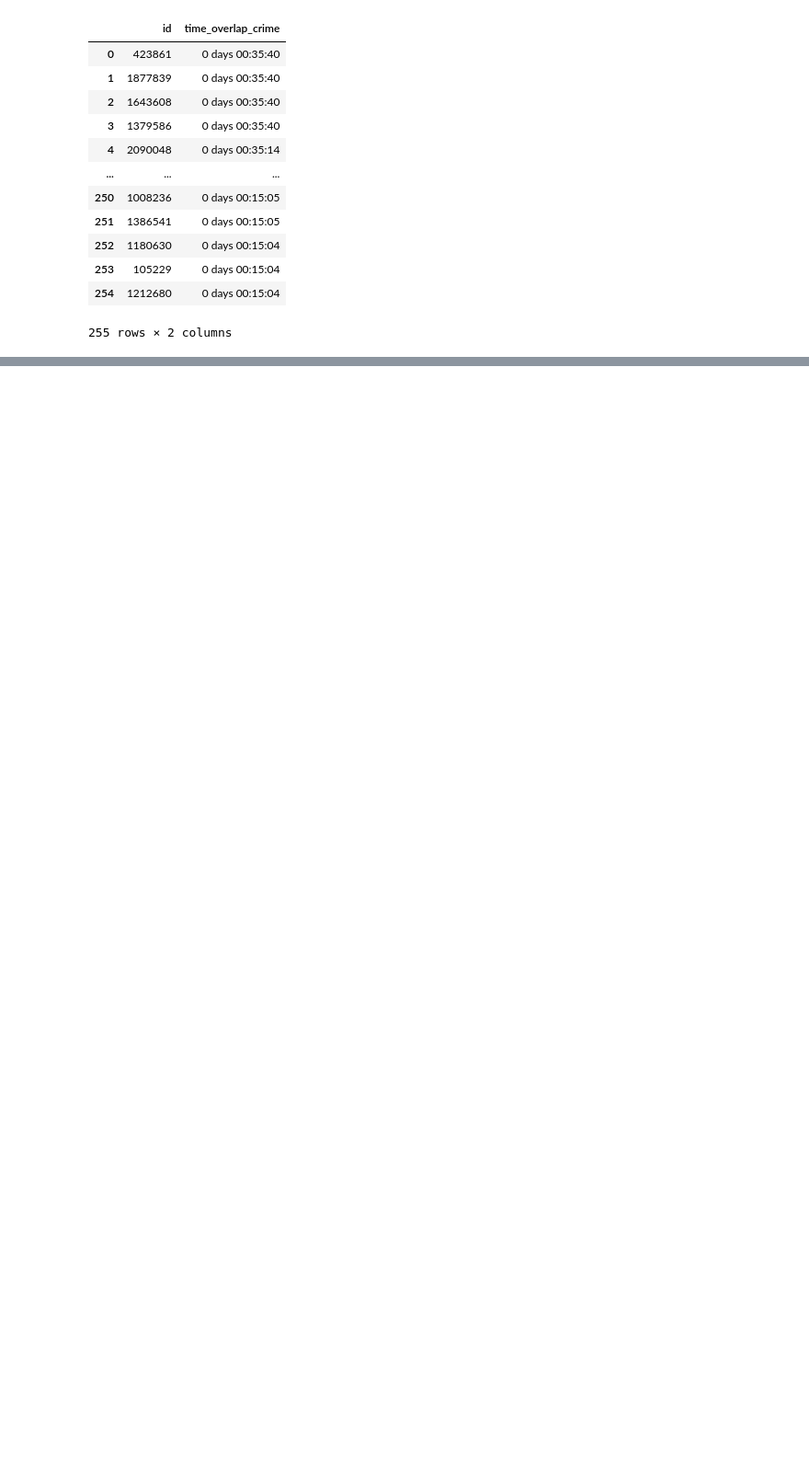
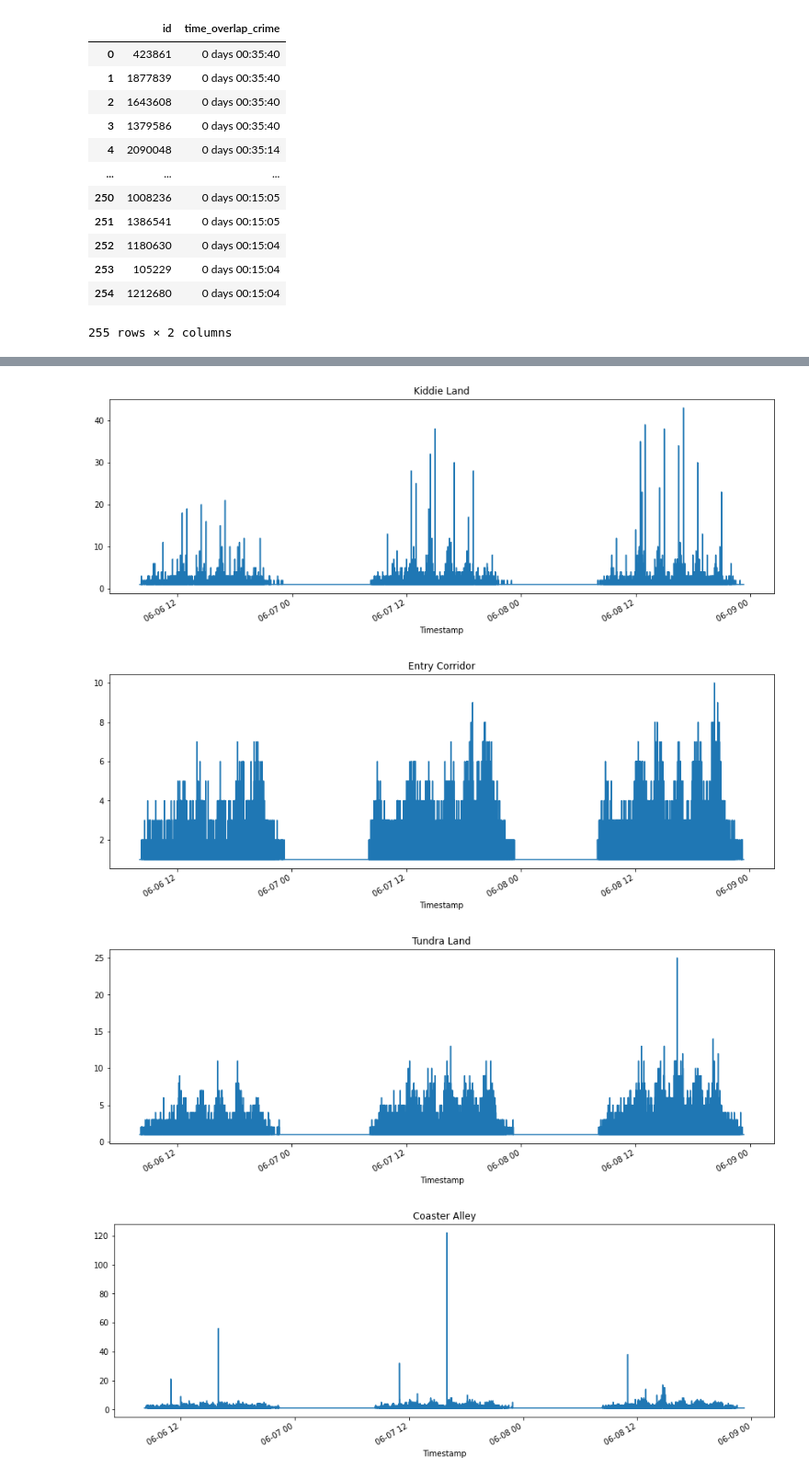
Before and after one commit to chongkairu/dinofunworld, a Jupyter notebook: Topic3_Find_Culprits.ipynb, the cells around one changed output, grey strips where cells are left out. Shown at 92% size. Drawn from its saved outputs; the diff is of its cells as text; code cells hidden in the pictures; blank space fills up the shorter version.

```diff
--- a/Topic3_Find_Culprits.ipynb
+++ b/Topic3_Find_Culprits.ipynb
@@ -452,0 +625,11 @@ accomplice_crime.sort_values(by='route_similarity', ascending=False)
+# %%
+for location in df_comm['location'].unique():
+    plt.subplots(figsize=(15, 5))
+    df_comm[df_comm['location']==location][['Timestamp', 'from']].drop_duplicates().groupby(by=['Timestamp'])['from'].count().plot()
+    plt.title(location)
+    plt.show()
+# %% [output]
+[figure, added]
+[figure, added]
+[figure, added]
+[figure, added]
```
Also changed, not shown: parts of 65 cells of this notebook.
